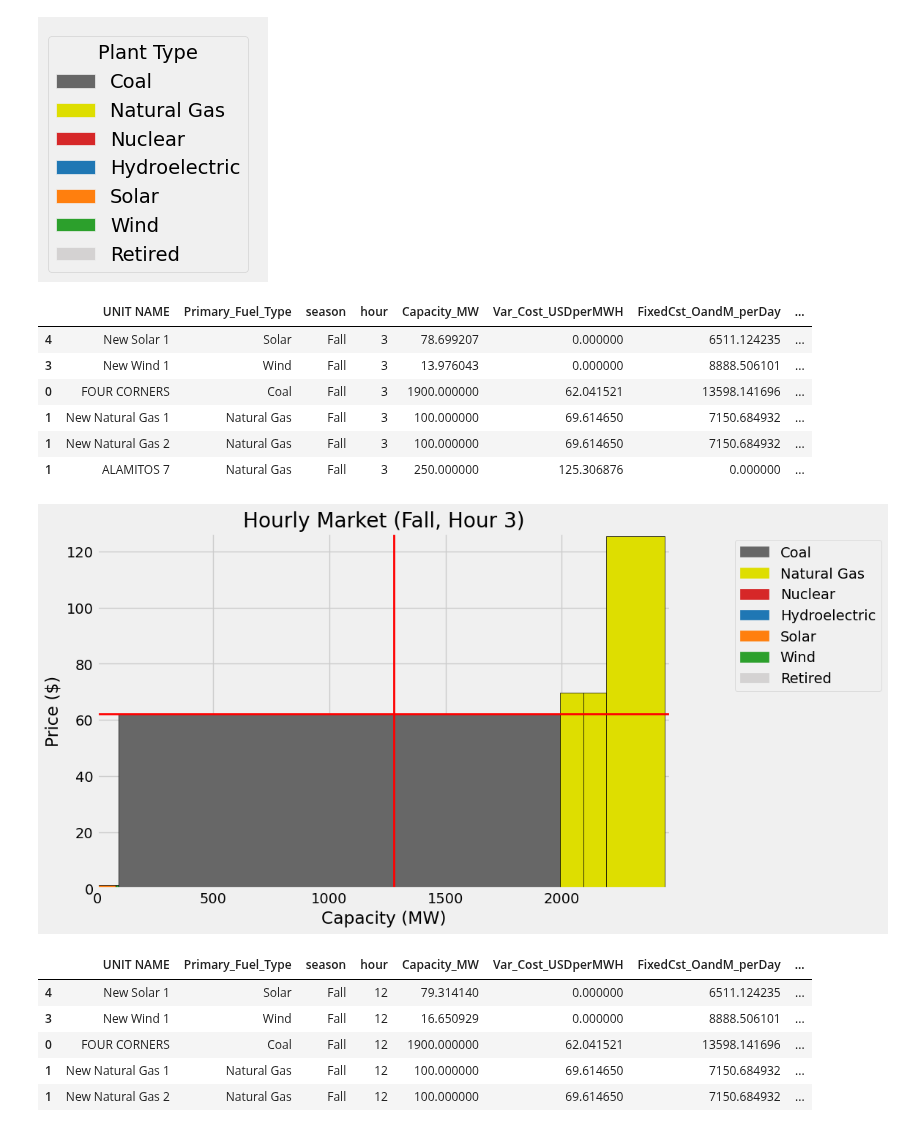
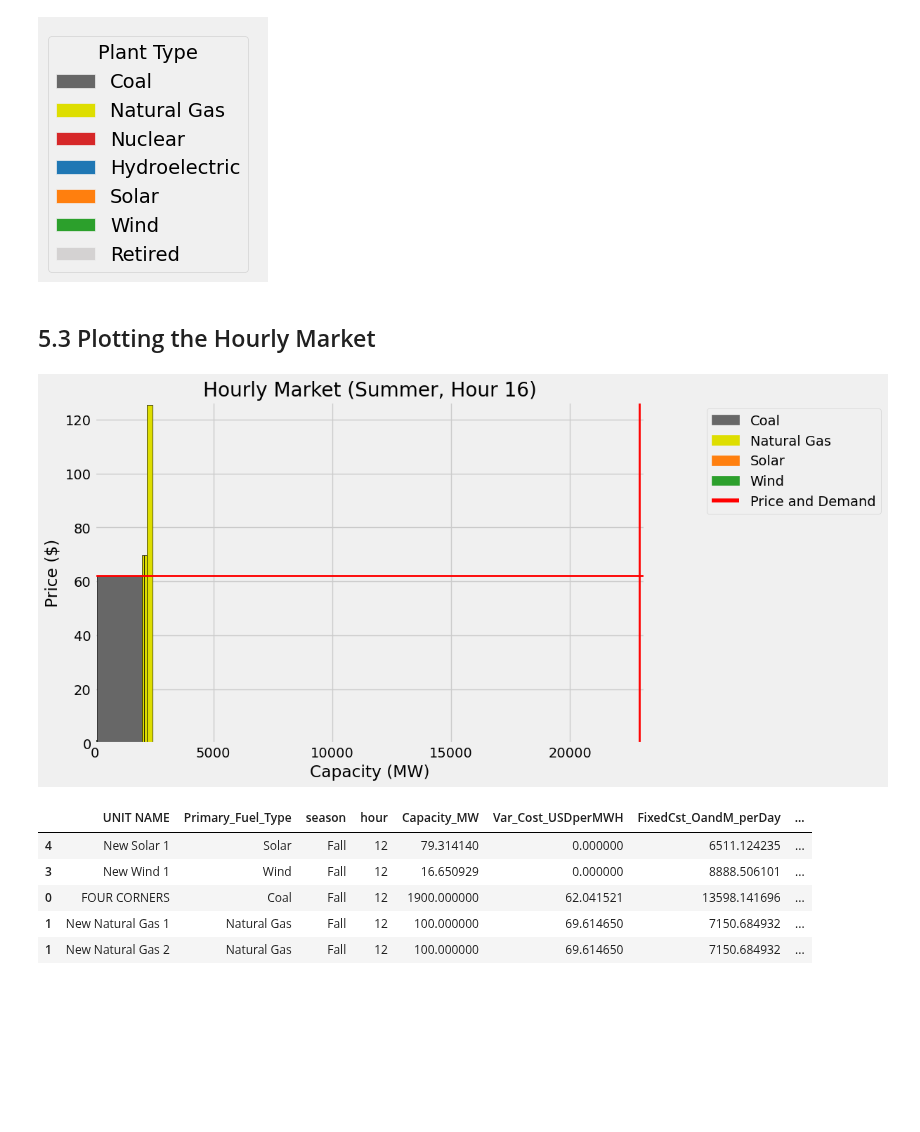
Before and after one commit to ds-modules/EEP-147-SP24, a Jupyter notebook: ESG-Analysis/ESG_CapacityExpansion_v2025.2.ipynb, the cells around one changed output. Drawn from its saved outputs; the diff is of its cells as text; code cells hidden in the pictures; blank space fills up the shorter version.

```diff
--- a/ESG-Analysis/ESG_CapacityExpansion_v2025.2.ipynb
+++ b/ESG-Analysis/ESG_CapacityExpansion_v2025.2.ipynb
@@ -362,7 +368,8 @@ def get_fleet_portfolio(active_plants: List, new_plants: Dict):
         df = pd.concat([old[cols], new[cols]])
     return df
 
-# Test the function with 2 active plants and 2 new gas plants
+# Test the function with a few new plants
+new_plants_temp = {'Natural Gas': 2, 'Solar': 1, 'Wind': 1}
 active_plants = OLD_PLANTS["UNIT NAME"].tolist()[:2]
 fleet_temp = get_fleet_portfolio(active_plants, new_plants_temp)
 fleet_temp
@@ -502,12 +511,8 @@ def calc_price(bids: pd.DataFrame, demand: float) -> float:
     # Then we return the price from that row
     df_above = df[df['cumulative_capacity'] >= demand]
     if df_above.empty:
-        print(f"\n\nThere is not enough capacity in the fleet to meet demand".upper())
-        total_capacity = df['Capacity_MW'].sum(); needed_capacity = demand - total_capacity
-        print(f"Total capacity: {total_capacity} MW")
-        print(f"Demand: {demand:0.2f} MW")
-        print(f"Additional Capacity Needed: {needed_capacity:0.2f} MW")
-        raise ValueError("Not enough capacity to meet demand. You must add more plants to the fleet. See the message above for amound of needed capacity.")
+        # Not enough capacity to meet demand
+        return np.nan
 
     # Take the bid of the lowest price plant that can meet the demand (the marginal plant)
     price = df_above.iloc[0]['price']
@@ -865,49 +896,48 @@ ax.axis('off')
 plt.show()
 # %% [output]
 [figure]
-# %%
-bids_temp
-# %% [output]
-|  | UNIT NAME | Primary_Fuel_Type | season | hour | Capacity_MW | Var_Cost_USDperMWH | FixedCst_OandM_perDay | ... |
-| 4 | New Solar 1 | Solar | Fall | 3 | 78.699207 | 0.000000 | 6511.124235 | ... |
-| 3 | New Wind 1 | Wind | Fall | 3 | 13.976043 | 0.000000 | 8888.506101 | ... |
-| 0 | FOUR CORNERS | Coal | Fall | 3 | 1900.000000 | 62.041521 | 13598.141696 | ... |
-| 1 | New Natural Gas 1 | Natural Gas | Fall | 3 | 100.000000 | 69.614650 | 7150.684932 | ... |
-| 1 | New Natural Gas 2 | Natural Gas | Fall | 3 | 100.000000 | 69.614650 | 7150.684932 | ... |
-| 1 | ALAMITOS 7 | Natural Gas | Fall | 3 | 250.000000 | 125.306876 | 0.000000 | ... |
+# %% [markdown]
+## 5.3 Plotting the Hourly Market
 # %%
-def plot_hourly_market(bids, season, hour, demand, price):
-    bids = bids.copy()
+from matplotlib.lines import Line2D
+
+def plot_hourly_market(bids_season, season, hour, price):
+    bids = bids_season.copy()
+    demand = calc_demand(season, hour)
 
     # Get the widths and heights of the bars
     max_bid = bids["price"].max()
     x_vals = find_x_pos(bids["Capacity_MW"])
     bids['color'] = bids['Primary_Fuel_Type'].map(PLANT_TYPE_STYLES_DICT)
     # Raise up the 0 price bids show they show on the plot
-    bids["price"] = np.where(bids["price"] == 0, max_bid/100, bids["price"])
+    new_height = max_bid/100
+    bids["price"] = np.where(bids["price"] < new_height, new_height, bids["price"])
 
     # Make the plot
     plt.figure(figsize=(9,6))
     # Plot the bars
-    below_zero = -0
+    below_zero = 0
     plt.bar(x_vals, bids["price"]-below_zero, width=bids["Capacity_MW"], bottom=below_zero, color=bids['color'], edgecolor = "black")
     # Create the legend entries
-    patches = [mpatches.Patch(color=color, label=plant_type) for plant_type, color in PLANT_TYPE_STYLES_DICT.items()]
+    patches = [mpatches.Patch(color=color, label=plant_type) for plant_type, color in PLANT_TYPE_STYLES_DICT.items() if plant_type in bids['Primary_Fuel_Type'].unique()]
+    # Add a red line to the legend for price and demand
+    patches.append(Line2D([0], [0], label='Price and Demand', color='red'))
     plt.legend(handles=patches, bbox_to_anchor=(1.1,1))
     plt.title(f'Hourly Market ({season}, Hour {hour})')
     plt.xlabel('Capacity (MW)')
     plt.ylabel('Price ($)')
-    max_bid = bids["price"].max()
     plt.ylim(below_zero, max_bid*1.01)
-    plt.xlim(0, bids["Capacity_MW"].sum()*1.01)
-    price_line_plot(price)
-    demand_plot(demand)
+    xmax = max(bids["Capacity_MW"].sum(), demand)*1.01
+    plt.xlim(0, xmax)
+    plot_price_line(price)
+    plot_demand_line(demand)
     plt.show()
 
 # Test the function with a sample bid dataframe
-plot_hourly_market(bids_temp, season='Fall', hour=3, demand=demand_temp, price=price_temp)
+price_temp = calc_price(bids=bids_temp_updated, demand=demand_temp)
+plot_hourly_market(bids_temp, season='Summer', hour=16, price=price_temp)
 # %% [output]
-[figure, old version]
+[figure, new version]
 # %%
 bids_annual_temp[(bids_annual_temp['season'] == 'Fall') & (bids_annual_temp.hour == 12)].head()
 # %% [output]
```
Also changed, not shown: parts of 57 cells of this notebook, 1 other file.
